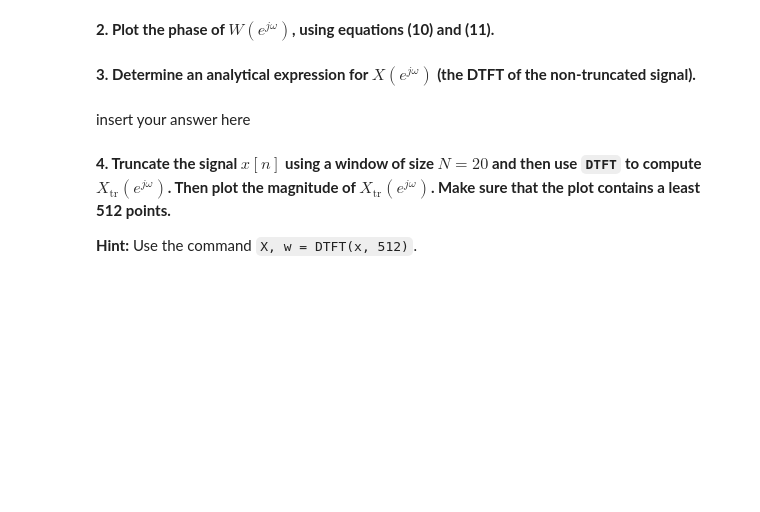
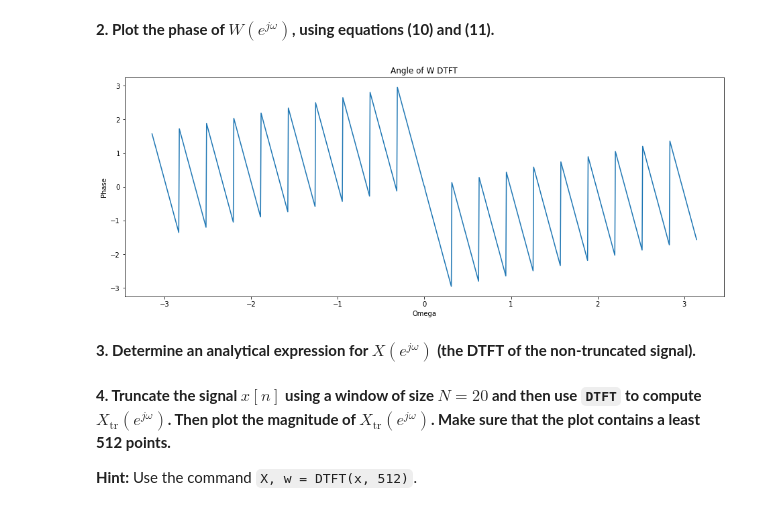
Before and after one commit to cdavin2/dsp_lab06a, a Jupyter notebook: lab06a_final_report.ipynb, the cells around one changed output. Drawn from its saved outputs; the diff is of its cells as text; code cells hidden in the pictures; blank space fills up the shorter version.

````diff
--- a/lab06a_final_report.ipynb
+++ b/lab06a_final_report.ipynb
@@ -49,7 +211,19 @@ plt.rcParams['figure.figsize'] = (16, 6)
+# %%
+# insert your code here
+N = 20
+w = np.linspace(-np.pi, np.pi, 1000)
+w_dtft = (1 - np.exp(-1j*w*N)) / (1 - np.exp(-1j*w))
+w_dtft[len(w)//2] = N
+
+plt.title("Angle of W DTFT")
+plt.ylabel("Phase")
+plt.xlabel("Omega")
+plt.plot(w, np.angle(w_dtft))
+plt.show()
+# %% [output]
+[figure, added]
 # %% [markdown]
 **3. Determine an analytical expression for $X(e^{j\omega})$ (the DTFT of the non-truncated signal).**
-# %% [markdown]
-insert your answer here
 # %% [markdown]
 **4. Truncate the signal $x[n]$ using a window of size $N = 20$ and then use ```DTFT``` to compute $X_{\text{tr}}(e^{j\omega})$. Then plot the magnitude of $X_{\text{tr}}(e^{j\omega})$. Make sure that the plot contains a least 512 points.**
 
````
Also changed, not shown: parts of 36 cells of this notebook.
